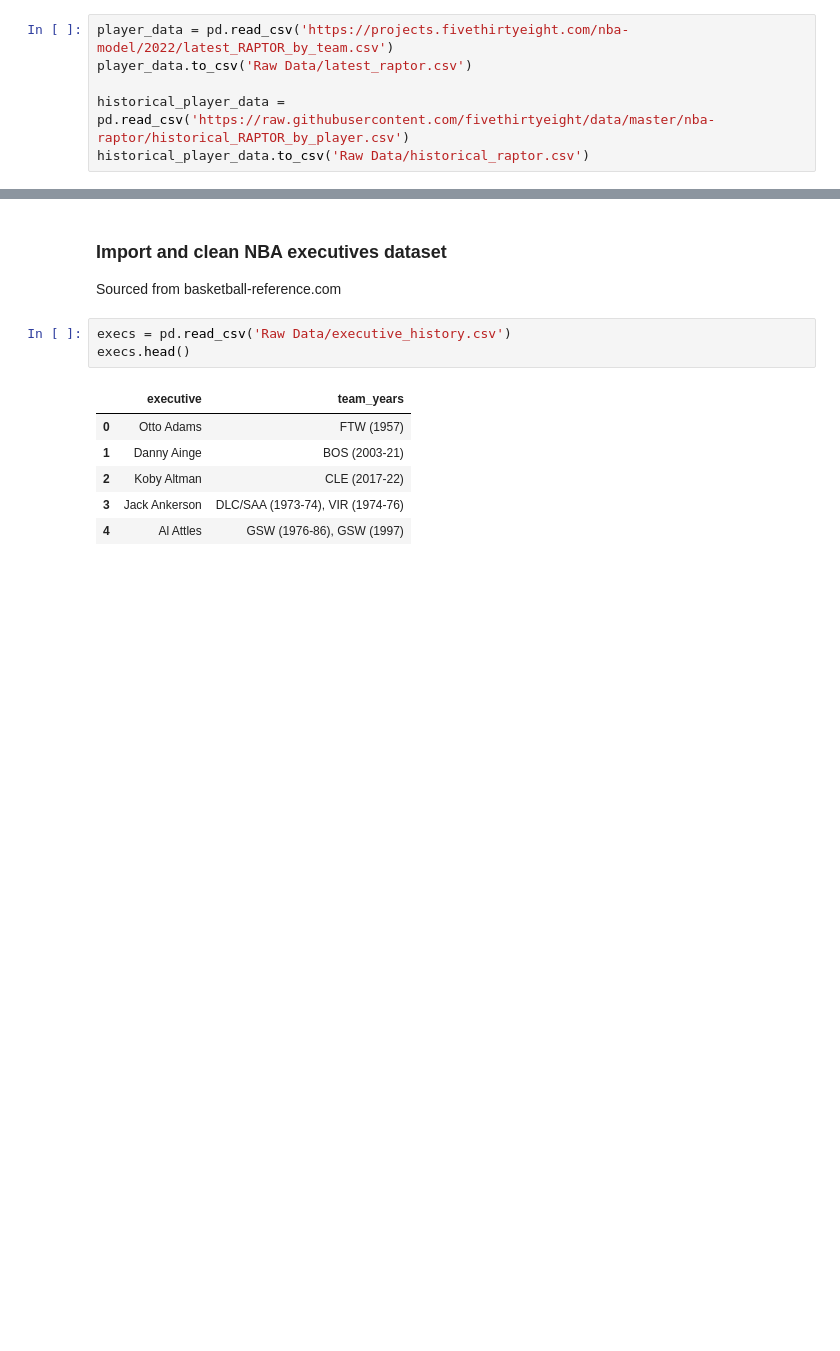
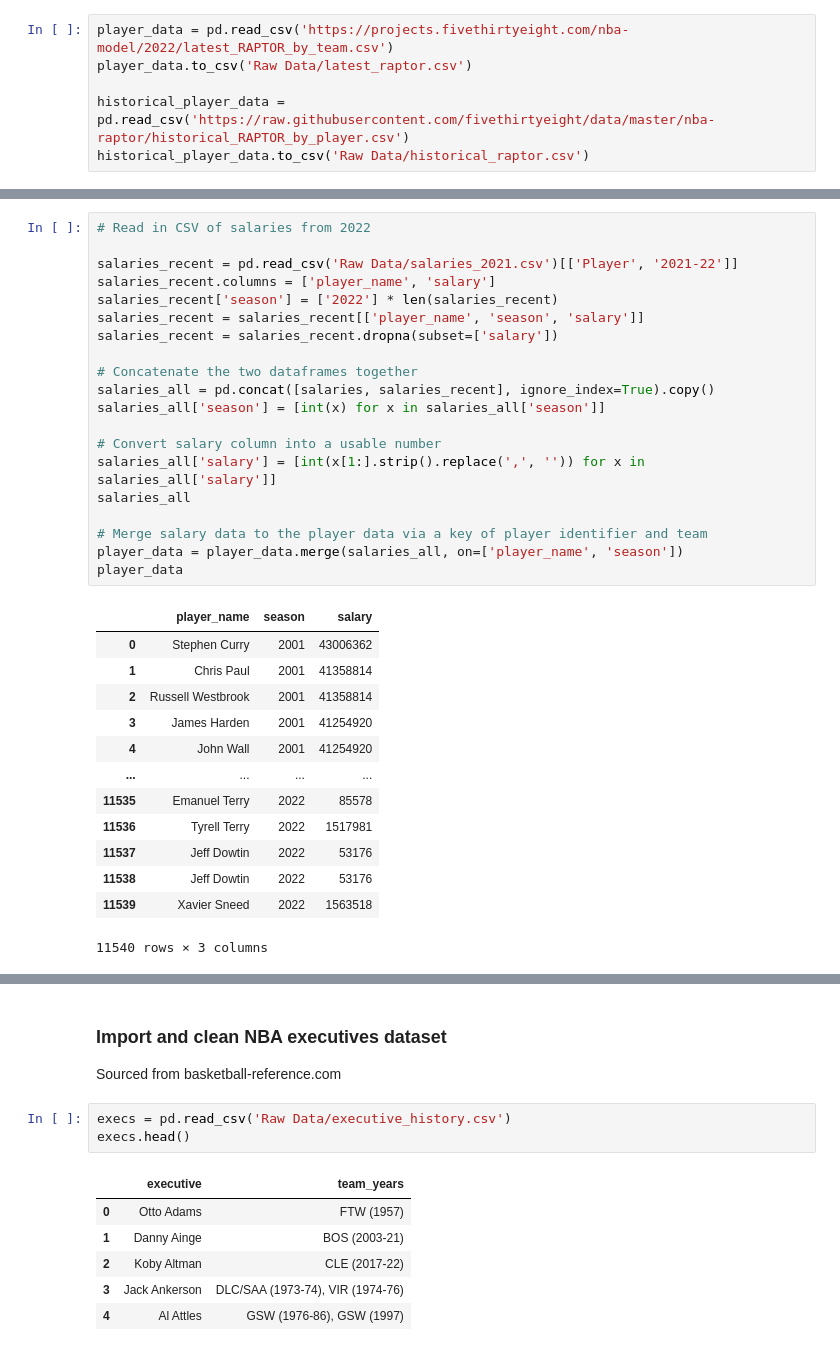
Before and after one commit to weintraubje/weintraubje.github.io, a Jupyter notebook: NBA Contracts/NBA Contract Analytics.ipynb, the cells around one changed output, grey strips where cells are left out. Cells and saved outputs as stored; diff of their text form; blank space fills up the shorter version.

```diff
--- a/NBA Contracts/NBA Contract Analytics.ipynb
+++ b/NBA Contracts/NBA Contract Analytics.ipynb
@@ -39,2 +130,36 @@ Sourced from basketball-reference.com
+# %%
+# Read in CSV of salaries from 2022
+
+salaries_recent = pd.read_csv('Raw Data/salaries_2021.csv')[['Player', '2021-22']]
+salaries_recent.columns = ['player_name', 'salary']
+salaries_recent['season'] = ['2022'] * len(salaries_recent)
+salaries_recent = salaries_recent[['player_name', 'season', 'salary']]
+salaries_recent = salaries_recent.dropna(subset=['salary'])
+
+# Concatenate the two dataframes together
+salaries_all = pd.concat([salaries, salaries_recent], ignore_index=True).copy()
+salaries_all['season'] = [int(x) for x in salaries_all['season']]
+
+# Convert salary column into a usable number
+salaries_all['salary'] = [int(x[1:].strip().replace(',', '')) for x in salaries_all['salary']]
+salaries_all
+
+# Merge salary data to the player data via a key of player identifier and team
+player_data = player_data.merge(salaries_all, on=['player_name', 'season'])
+player_data
+# %% [output]
+|  | player_name | season | salary |
+| 0 | Stephen Curry | 2001 | 43006362 |
+| 1 | Chris Paul | 2001 | 41358814 |
+| 2 | Russell Westbrook | 2001 | 41358814 |
+| 3 | James Harden | 2001 | 41254920 |
+| 4 | John Wall | 2001 | 41254920 |
+| ... | ... | ... | ... |
+| 11535 | Emanuel Terry | 2022 | 85578 |
+| 11536 | Tyrell Terry | 2022 | 1517981 |
+| 11537 | Jeff Dowtin | 2022 | 53176 |
+| 11538 | Jeff Dowtin | 2022 | 53176 |
+| 11539 | Xavier Sneed | 2022 | 1563518 |
+11540 rows × 3 columns
 # %%
 # Read in CSV of salaries and limit to relevant information
```
Also changed, not shown: parts of 10 cells of this notebook, 4 other files.
